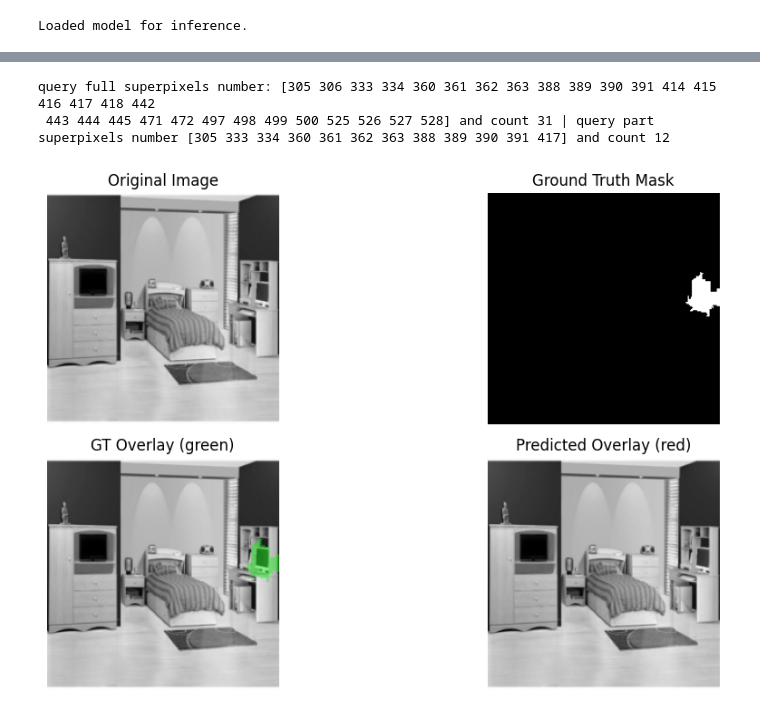
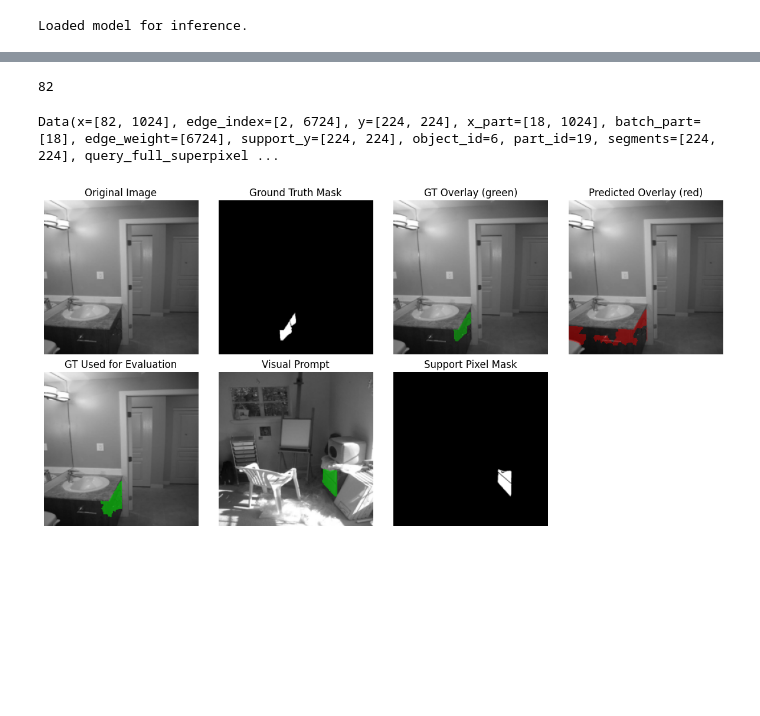
Before and after one commit to standing-on-giants/Few-Shot-Object-Part-Segmentation-via-Graph-Node-Representation-Learning-ICLR-26-, a Jupyter notebook: inference.ipynb, the cells around one changed output, grey strips where cells are left out. Saved outputs shown, nothing was run; the diff lists cells and outputs as text; code cells hidden in the pictures; blank space fills up the shorter version.

```diff
--- a/inference.ipynb
+++ b/inference.ipynb
@@ -117,3 +110,11 @@ Predicted cluster labels (per superpixel):
+# %%
+len(predicted)
+# %% [output]
+82
+# %%
+data
+# %% [output]
+Data(x=[82, 1024], edge_index=[2, 6724], y=[224, 224], x_part=[18, 1024], batch_part=[18], edge_weight=[6724], support_y=[224, 224], object_id=6, part_id=19, segments=[224, 224], query_full_superpixel ...
 # %%
 segments = data.segments.cpu().numpy()                      # 2D label map of superpixels
 query_full_superpixels = data.query_full_superpixels.cpu().numpy()  # list of superpixel IDs used
@@ -127,11 +128,15 @@ for sp_id, label in id_map.items():
     pred_mask[segments == sp_id] = label
 
 
-gt_query_part_superpixels = data.gt_query_part_superpixels.cpu().numpy()
-# Ground Truth Part Mask
-gt_mask = np.isin(segments, gt_query_part_superpixels).astype(np.uint8)
+# Ground Truth Part Mask, this is projecting the superpixel and then creating GT
+#gt_query_part_superpixels = data.gt_query_part_superpixels.cpu().numpy()
+#gt_mask = np.isin(segments, gt_query_part_superpixels).astype(np.uint8)
 
-print(f"query full superpixels number: {query_full_superpixels} and count {len(query_full_superpixels)} | query part superpixels number {gt_query_part_superpixels} and count {len(gt_query_part_superpixels)}")
+#this gt id actual from annotation(pixel level)
+gt_mask = data.y.cpu().numpy()
+support_pixel_part_mask = data.support_y.cpu().numpy()
+
+#print(f"query full superpixels number: {query_full_superpixels} and count {len(query_full_superpixels)} | query part superpixels number {gt_query_part_superpixels} and count {len(gt_query_part_superpixels)}")
 
 # Retrieve and prepare image
 img_t = data.image  # shape [H, W]
@@ -147,6 +152,3 @@ else:
     # If normalized in [0,1], scale to [0,255]:
     if img_rgb.max() <= 1.0:
         img_rgb = (img_rgb * 255).astype(np.uint8)
-# %% [output]
-query full superpixels number: [305 306 333 334 360 361 362 363 388 389 390 391 414 415 416 417 418 442
- 443 444 445 471 472 497 498 499 500 525 526 527 528] and count 31 | query part superpixels number [305 333 334 360 361 362 363 388 389 390 391 417] and count 12
@@ -153,35 +157,80 @@ query full superpixels number: [305 306 333 334 360 361 362 363 388 389 390 391
+# %%
+# Retrieve and prepare image
+img_s = data.support_image  # shape [H, W]
+img_s_np = img_s.cpu().numpy()
+
+# If single channel, convert to RGB
+if img_s_np.ndim == 2:
+    img_gray_s = img_s_np
+    img_rgb_s = np.stack([img_gray_s]*3, axis=-1)  # [H, W, 3]
+else:
+    # If it's [C, H, W], permute to [H, W, C]
+    img_rgb_s = img_s_np.transpose(1, 2, 0)
+    # If normalized in [0,1], scale to [0,255]:
+    if img_rgb_s.max() <= 1.0:
+        img_rgb_s = (img_rgb_s * 255).astype(np.uint8)
 # %%
 # Create overlays
 gt_overlay = overlay_mask_rgb(img_rgb, gt_mask, alpha=0.4, color=(0,1,0))
 pred_overlay = overlay_mask_rgb(img_rgb, pred_mask, alpha=0.4, color=(1,0,0))
 
 # Plot
 plt.figure(figsize=(12, 6))
 
-plt.subplot(2, 2, 1)
+plt.subplot(2, 4, 1)
 plt.imshow(img_rgb)
 plt.title("Original Image")
 plt.axis('off')
 
-plt.subplot(2, 2, 2)
+plt.subplot(2, 4, 2)
 plt.imshow(gt_mask, cmap='gray')
 plt.title("Ground Truth Mask")
 plt.axis('off')
 
-plt.subplot(2, 2, 3)
+plt.subplot(2, 4, 3)
 plt.imshow(gt_overlay)
 plt.title("GT Overlay (green)")
 plt.axis('off')
 
-plt.subplot(2, 2, 4)
+plt.subplot(2, 4, 4)
 plt.imshow(pred_overlay)
 plt.title("Predicted Overlay (red)")
 plt.axis('off')
 
+
+# print actual GT
+gt_query_part_superpixels = data.gt_query_part_superpixels.cpu().numpy()
+gt_mask2 = np.isin(segments, gt_query_part_superpixels).astype(np.uint8)
+overlay_gt = overlay_mask_rgb(img_rgb, gt_mask2, alpha=0.5, color=(0, 1, 0))
+
+plt.subplot(2, 4, 5)
+plt.imshow(overlay_gt)
+plt.title("GT Used for Evaluation")
+plt.axis('off')
+
+
+
+# printing support part
+segments_support = data.segments_support.cpu().numpy()
+support_part_superpixels = data.support_part_superpixels.cpu().numpy()
+support_mask = np.isin(segments_support, support_part_superpixels).astype(np.uint8)
+overlay_support = overlay_mask_rgb(img_rgb_s, support_mask, alpha=0.5, color=(0, 1, 0))
+
+plt.subplot(2, 4, 6)
+plt.imshow(overlay_support)
+plt.title("Visual Prompt")
+plt.axis('off')
+
+plt.subplot(2, 4, 7)
+plt.imshow(support_pixel_part_mask, cmap='gray')
+plt.title("Support Pixel Mask")
+plt.axis('off')
+
+
 plt.tight_layout()
 plt.show()
 # %% [output]
-[figure, old version]
+[figure, new version]
 # %%
 gt_full_mask = np.isin(segments, query_full_superpixels).astype(np.uint8)
 gt_full_overlay = overlay_mask_rgb(img_rgb, gt_full_mask, alpha=0.4, color=(0,1,0))
```
Also changed, not shown: parts of 9 cells of this notebook, 26 other files.
